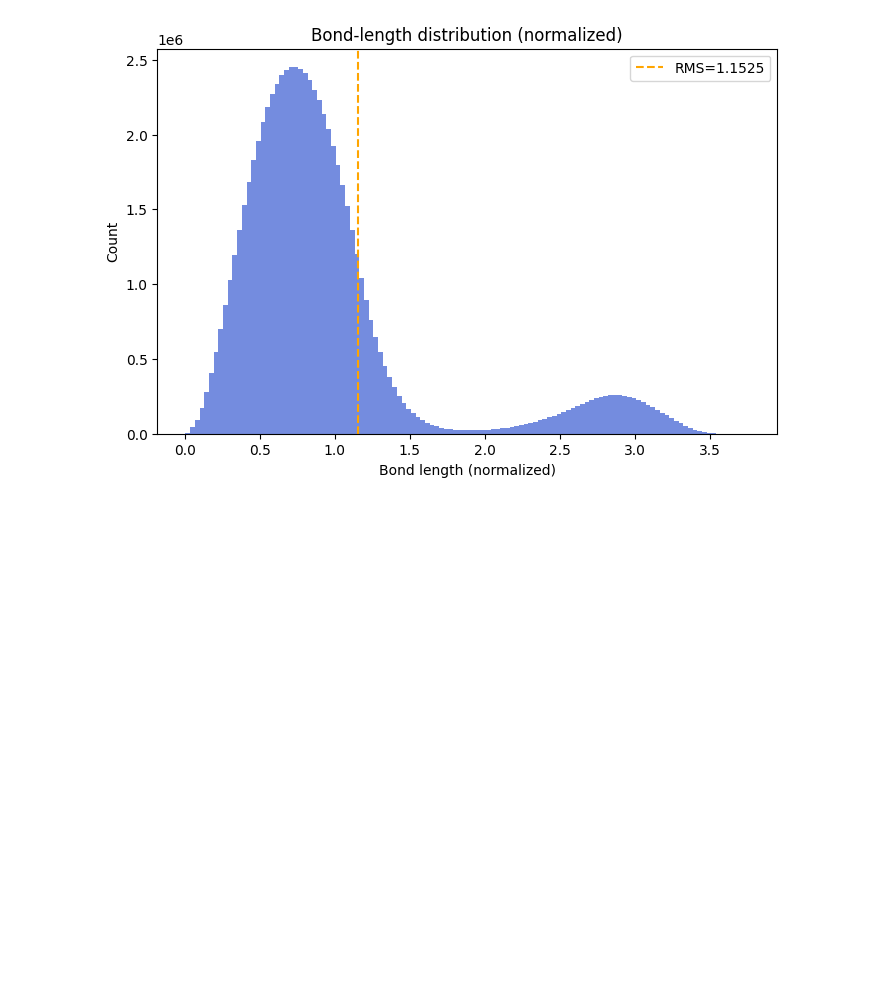
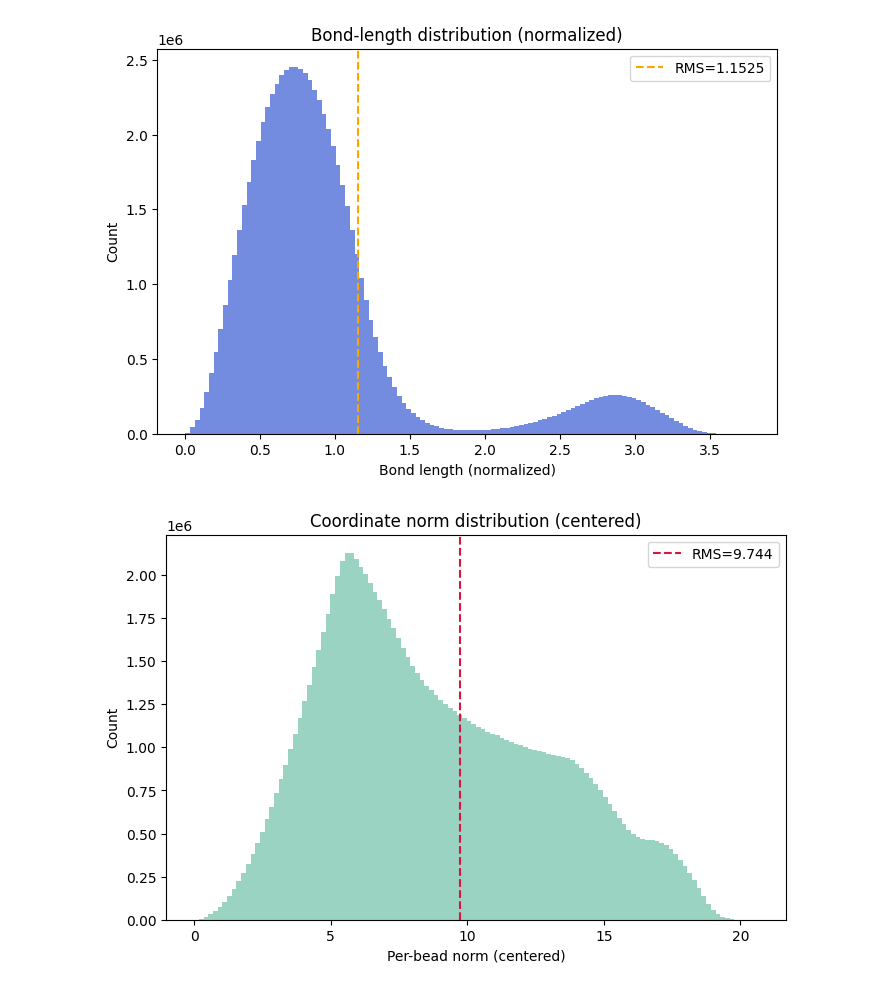
Before and after one commit to MXMX0811/DiffBacChrom, a Jupyter notebook: scale_stat.ipynb, the cells around one changed output. Saved outputs shown, nothing was run; the diff lists cells and outputs as text; code cells hidden in the pictures; blank space fills up the shorter version.

```diff
--- a/scale_stat.ipynb
+++ b/scale_stat.ipynb
@@ -40,24 +40,45 @@ def rms_from_lengths(lengths: torch.Tensor) -> float:
 # %%
 center_lengths = []
 scaled_lengths = []
+center_norms = []
+scaled_norms = []
 
 with torch.no_grad():
-    for struct_path in tqdm(struct_paths, desc="Loading structures"):
+    for struct_path in tqdm(struct_paths, desc="One-pass stats"):
         struct = dataset._load_structure_seq(struct_path).unsqueeze(0).to(device)
         centered, _ = center_batch(struct)
+
+        coords_c, valid_c = flatten_coords(centered)
+        norms_c = torch.linalg.norm(coords_c, dim=-1)
+        valid_norms_c = norms_c[valid_c]
+        if valid_norms_c.numel() > 0:
+            center_norms.append(valid_norms_c.cpu())
+
         l_center = bond_lengths(centered)
         if l_center.numel() > 0:
             center_lengths.append(l_center.cpu())
+
         scaled, _ = scale_batch(centered)
+
+        coords_s, valid_s = flatten_coords(scaled)
+        norms_s = torch.linalg.norm(coords_s, dim=-1)
+        valid_norms_s = norms_s[valid_s]
+        if valid_norms_s.numel() > 0:
+            scaled_norms.append(valid_norms_s.cpu())
+
         l_scaled = bond_lengths(scaled)
         if l_scaled.numel() > 0:
             scaled_lengths.append(l_scaled.cpu())
 
 center_lengths = torch.cat(center_lengths)
 scaled_lengths = torch.cat(scaled_lengths)
+center_norms = torch.cat(center_norms)
+scaled_norms = torch.cat(scaled_norms)
 
 center_rms = rms_from_lengths(center_lengths)
 scaled_rms = rms_from_lengths(scaled_lengths)
+center_norm_rms = rms_from_lengths(center_norms)
+scaled_norm_rms = rms_from_lengths(scaled_norms)
 
-(center_lengths.numel(), scaled_lengths.numel(), center_rms, scaled_rms)
+(center_lengths.numel(), scaled_lengths.numel(), center_norms.numel(), scaled_norms.numel(), center_rms, scaled_rms, center_norm_rms, scaled_norm_rms)
 # %% [output]
@@ -84,3 +132,14 @@ ax.legend()
 plt.show()
 # %% [output]
 [figure]
+# %%
+fig, ax = plt.subplots(figsize=(8, 5))
+ax.hist(center_norms.numpy(), bins=120, color="#82c8b4", alpha=0.8)
+ax.axvline(center_norm_rms, color="crimson", linestyle="--", label=f"RMS={center_norm_rms:.3f}")
+ax.set_xlabel("Per-bead norm (centered)")
+ax.set_ylabel("Count")
+ax.set_title("Coordinate norm distribution (centered)")
+ax.legend()
+plt.show()
+# %% [output]
+[figure, added]
```
Also changed, not shown: parts of 3 cells of this notebook, 1 other file.
